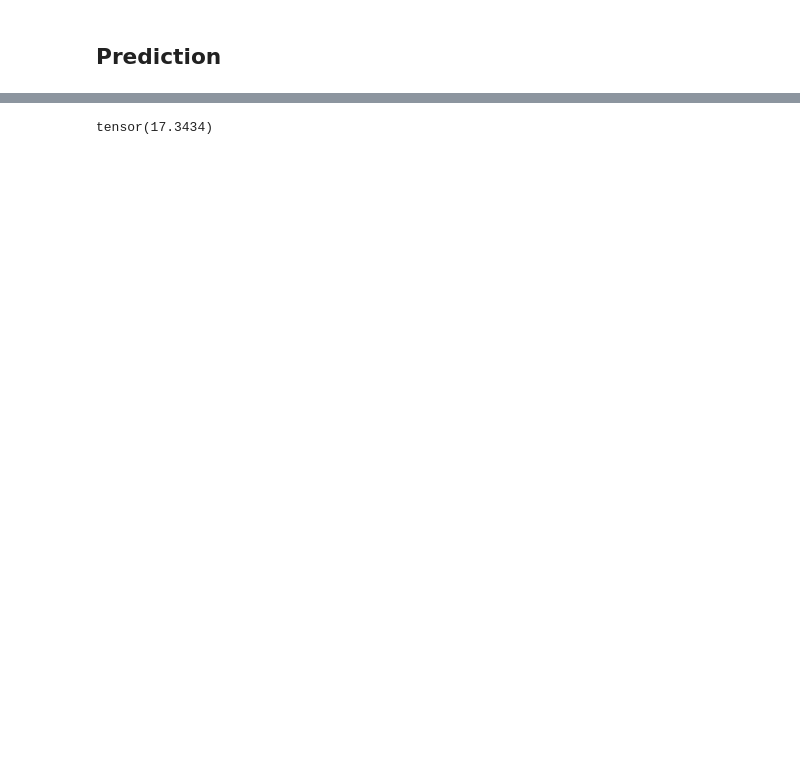
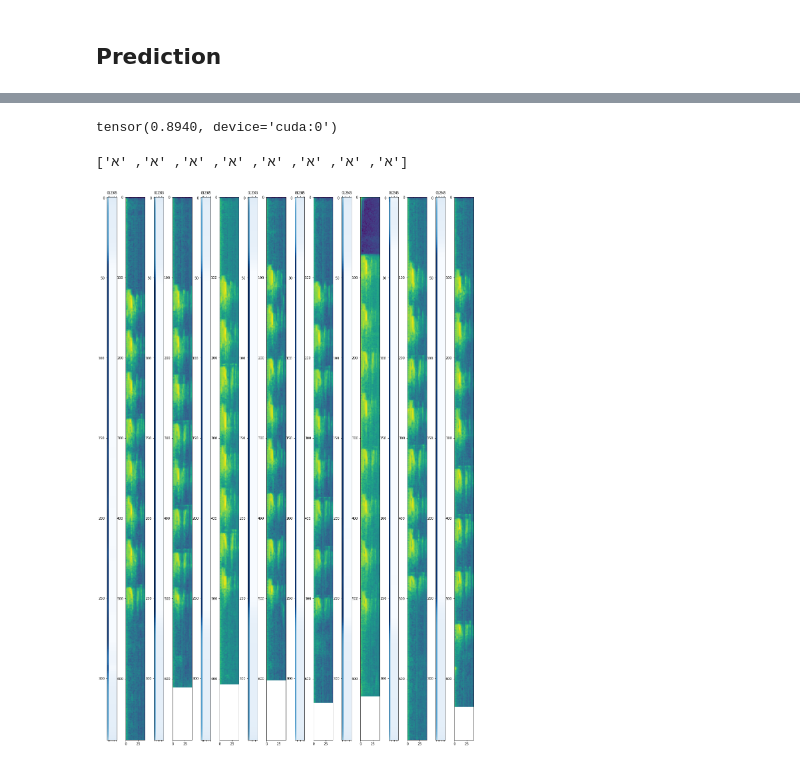
Before and after one commit to feldberlin/deepspeech, a Jupyter notebook: nbs/predict.ipynb, the cells around one changed output, grey strips where cells are left out. Drawn from its saved outputs; the diff is of its cells as text; code cells hidden in the pictures; blank space fills up the shorter version.

Commit message:
diagnostics. visualize predictions

```diff
--- a/nbs/predict.ipynb
+++ b/nbs/predict.ipynb
@@ -27,11 +31,24 @@ p.graphemes = np.array(p.graphemes)
 ds = datasets.yesno(p)
 ds = datasets.SpecAugmented(ds, p, masked=False)
 # %%
-batch = [ds[i] for i in range(20)]
+batch_size = 8
+batch = [ds[i] for i in range(batch_size)]
 x, xn, y, yn = datasets.batch(p)(batch)
 # %%
 yhat, loss = predict.predict(m, x, xn, y, yn)
+loss
+# %% [output]
+tensor(0.8940, device='cuda:0')
-# %%
-loss
-# %% [output]
-tensor(17.3434)
+# %%
+predict.decode_argmax(yhat, p)
+# %% [output]
+['א', 'א', 'א', 'א', 'א', 'א', 'א', 'א']
+# %%
+fig, axs = plt.subplots(1, batch_size * 2, figsize=(20, 30))
+for i in range(batch_size):
+    preds = torch.exp(yhat[i]).cpu().numpy()
+    sound = x[i].log2().cpu().numpy().T
+    axs[i*2].matshow(preds, cmap=plt.cm.Blues)
+    axs[i*2-1].imshow(sound, aspect='auto')
+# %% [output]
+[figure, added]
```
Also changed, not shown: parts of 3 cells of this notebook.
